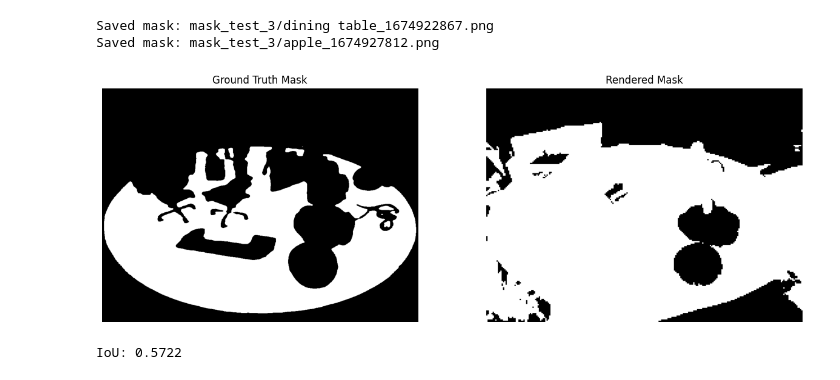
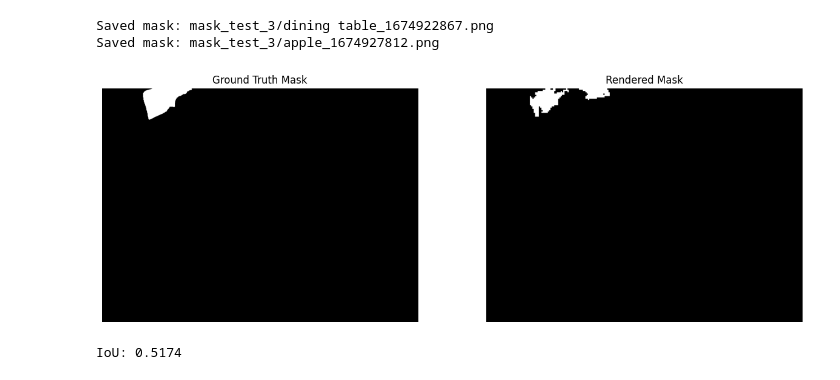
Before and after one commit to siddharthdesai06/DimSegNet, a Jupyter notebook: testing.ipynb, the cells around one changed output. Saved outputs shown, nothing was run; the diff lists cells and outputs as text; code cells hidden in the pictures.

Commit message:
eval on 16 dim

```diff
--- a/testing.ipynb
+++ b/testing.ipynb
@@ -229,72 +229,34 @@ def calculate_iou_from_paths(mask_paths, mask2_path):
 
     # Compute IoU
     intersection = np.logical_and(merged_mask, mask2)
     union = np.logical_or(merged_mask, mask2)
 
     iou = np.sum(intersection) / np.sum(union) if np.sum(union) > 0 else 0  # Avoid division by zero
 
     # fig, axes = plt.subplots(1, len(mask_paths) + 1, figsize=(5 * (len(mask_paths) + 1), 5))
     fig, axes = plt.subplots(1, 2, figsize=(15, 5))
     # for i, mask in enumerate(masks):
     axes[0].imshow(merged_mask, cmap="gray")
     axes[0].set_title(f"Ground Truth Mask")
     axes[0].axis("off")
 
     axes[-1].imshow(mask2, cmap="gray")
     axes[-1].set_title("Rendered Mask")
     axes[-1].axis("off")
 
     plt.show()
 
     return iou
 
 # Example usage:
 mask_paths = [
-    # "/home/siddharth/siddharth/thesis/Yolo_segmentation/mask_test_0/chair_1671043952.png",
-    # "/home/siddharth/siddharth/thesis/Yolo_segmentation/mask_test_0/chair_1671044018.png",
-    # "mask_test_2/table_1674556854.png",
-    # "eval_datasets/teatime/mask/mask_test_0/chair_1671043952.png",
-    # "eval_datasets/teatime/mask/mask_test_0/chair_1671044018.png",
-    # "eval_datasets/teatime/mask/mask_test_0/chair_1671044096.png",
-    # "eval_datasets/teatime/mask/mask_test_0/chair_1671044108.png",
-    # "eval_datasets/teatime/mask/mask_test_0/chair_1671044192.png",
-    # "eval_datasets/teatime/mask/mask_test_0/spoon_1674624093.png",
-    # "eval_datasets/teatime/mask/mask_test_1/cup_1670987964.png",
-    # "eval_datasets/teatime/mask/mask_test_1/teddy bear_1674694435.png",
-    # "eval_datasets/teatime/mask/mask_test_1/teddy bear_1674694440.png",
-    # "eval_datasets/teatime/test_mask/0/sheep.png",
-    # "eval_datasets/teatime/test_mask/2/sheep.png",
-    # "eval_datasets/teatime/mask/mask_test_2/cup_1671043347.png",
-    # "eval_datasets/ramen/masks/mask_00131/bowl_1674071303.png",
-    # "eval_datasets/ramen/masks/mask_00131/dining table_1674037111.png",
-    # "eval_datasets/ramen/masks/mask_00131/cup_1674037862.png",
-    # "eval_datasets/ramen/masks/mask_00131/cup_1674037863.png",
-    # "eval_datasets/ramen/masks/mask_test_0/bottle_1674073676.png",
-    # "eval_datasets/ramen/masks/mask_test_0/bowl_1674042030.png"
-    # "eval_datasets/teatime/mask/mask_test_2/chair_1671043393.png",
-    # "eval_datasets/ramen/masks/mask_test_0/cup_1674037703.png",
-    # "eval_datasets/ramen/masks/mask_test_1/dining table_1674036521.png",
-    # "eval_datasets/ramen/masks/mask_test_1/bowl_1674070652.png",
-    # "eval_datasets/ramen/masks/mask_test_0/dining table_1674036421.png",
-    # "eval_datasets/ramen/masks/mask_test_1/dining table_1674036521.png",
-    # "eval_datasets/ramen/masks/mask_test_1/bowl_1674070652.png"
-    # "eval_datasets/ramen/masks/mask_test_1/cup_1674037661.png",
-    # "eval_datasets/ramen/masks/mask_test_2/cup_1674037836.png",
-    # "eval_datasets/ramen/masks/mask_test_2/cup_1674037783.png",
-    # "eval_datasets/ramen/masks/mask_test_2/cup_1674037781.png",
-    # "eval_datasets/ramen/masks/mask_test_2/bowl_1674070911.png",
-    # "eval_datasets/ramen/masks/mask_test_2/bowl_1674070784.png",
-    # "eval_datasets/figurines/masks/mask_test_0/chair_1674922978.png",
-    # "eval_datasets/figurines/masks/mask_test_0/apple_1674927803.png"
-    # "eval_datasets/figurines/masks/mask_test_0/chair_1674922983.png"
-    "eval_datasets/figurines/masks/mask_test_3/dining table_1674922867.png",
-    # "/home/siddharth/siddharth/thesis/Yolo_segmentation/eval_datasets/ramen/masks/mask_00131/bowl_1674071303.png"
+    "eval_datasets/figurines/masks/mask_test_0/chair_1674922978.png",
 ]
 
-mask2_path = "test_3.jpg" # extracted mask
+mask2_path = "test_0.jpg" # extracted mask
 
 iou_value = calculate_iou_from_paths(mask_paths, mask2_path)
 print(f"IoU: {iou_value:.4f}")
 # %% [output]
-[figure, old version]
+[figure, new version]
-IoU: 0.5722
+IoU: 0.5174
```
Also changed, not shown: 2 other files.
